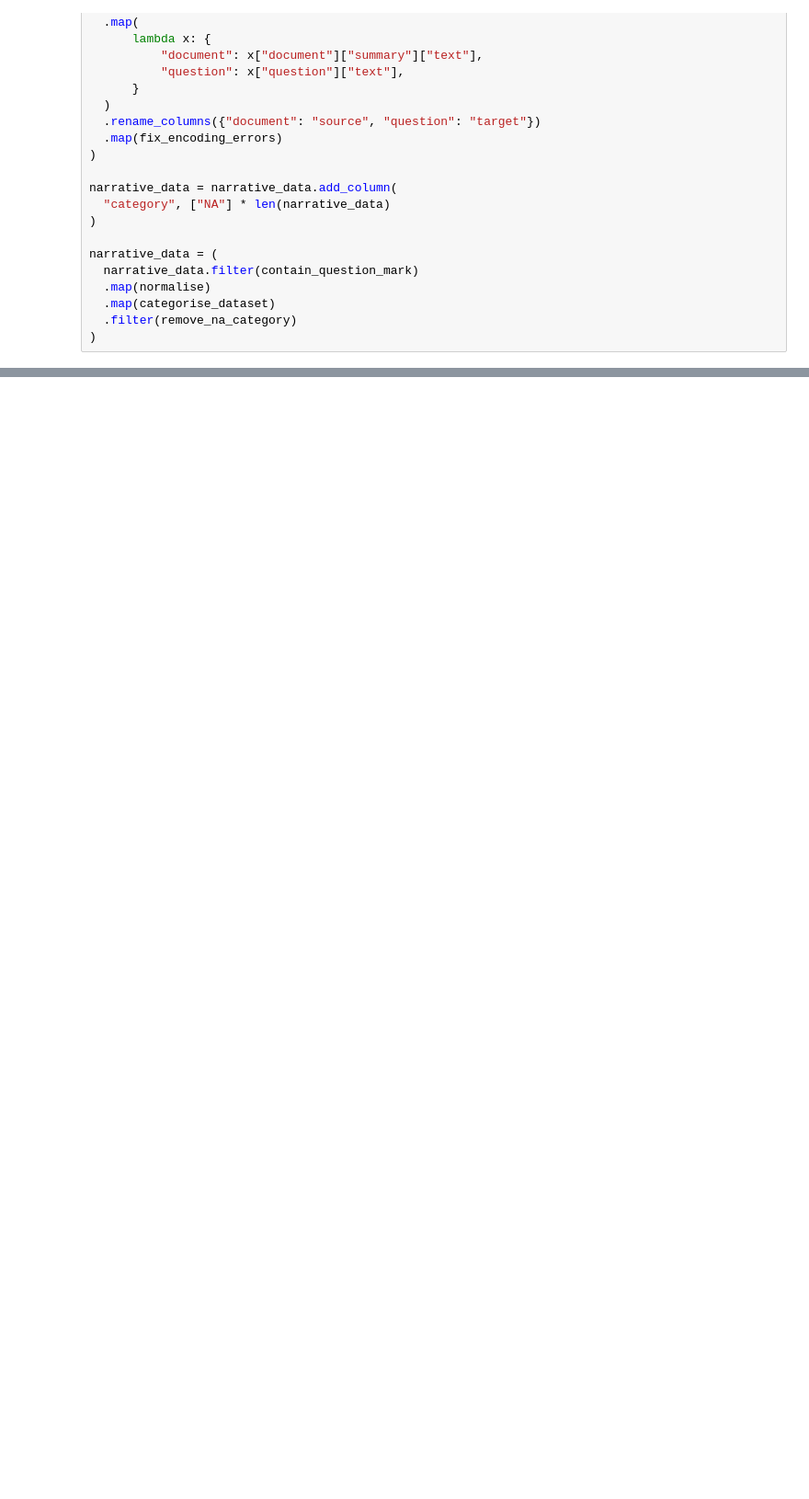
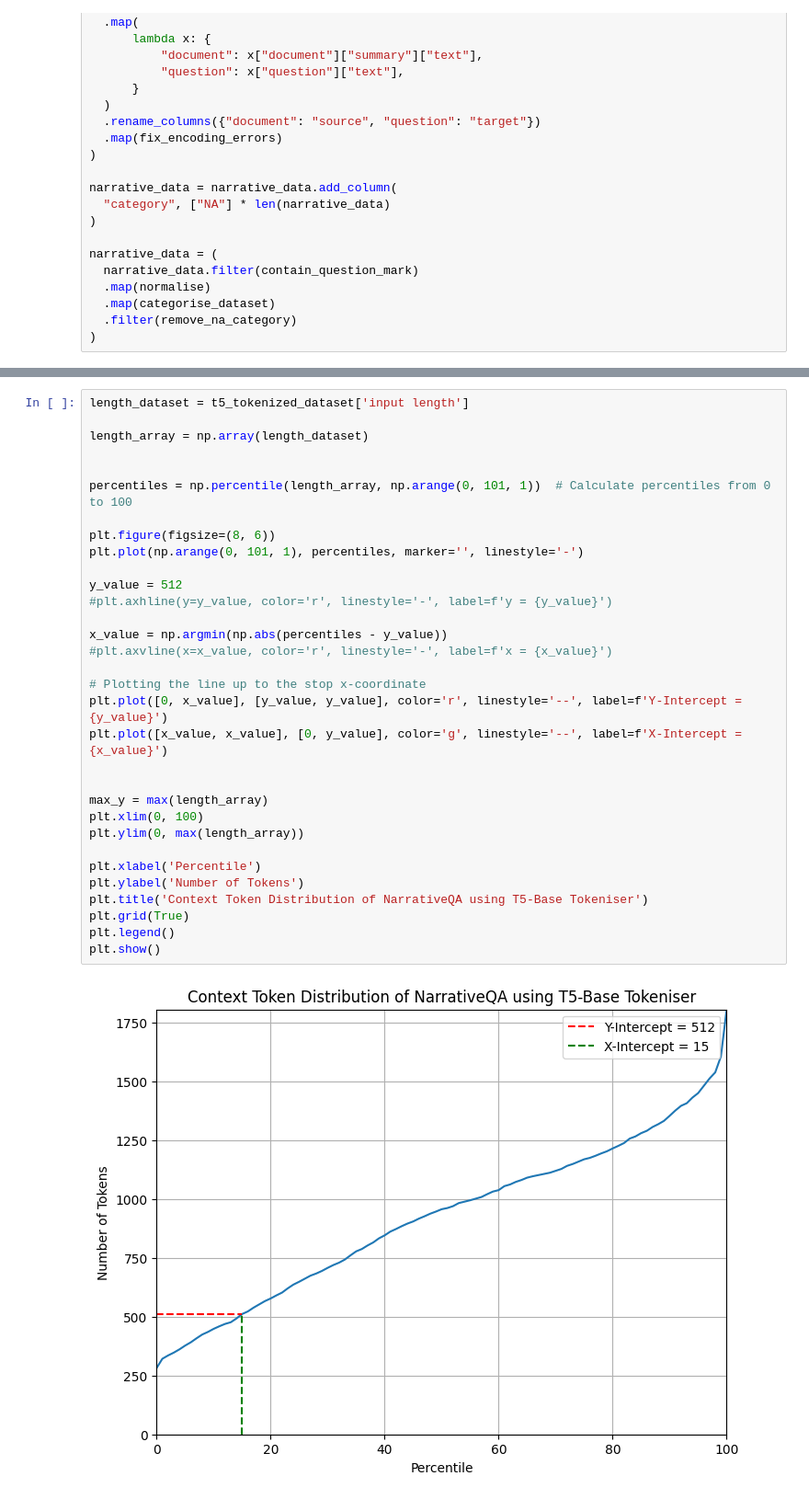
Before and after one commit to ram02z/alinet, a Jupyter notebook: experiments/dataset/narrativeqa_token_length_distribution_length.ipynb, the cells around one changed output, grey strips where cells are left out. Shown at 92% size. Saved outputs shown, nothing was run; the diff lists cells and outputs as text; blank space fills up the shorter version.

```diff
--- a/experiments/dataset/narrativeqa_token_length_distribution_length.ipynb
+++ b/experiments/dataset/narrativeqa_token_length_distribution_length.ipynb
@@ -206,0 +209,34 @@ plt.show()
+# %%
+length_dataset = t5_tokenized_dataset['input length']
+
+length_array = np.array(length_dataset)
+
+
+percentiles = np.percentile(length_array, np.arange(0, 101, 1))  # Calculate percentiles from 0 to 100
+
+plt.figure(figsize=(8, 6))
+plt.plot(np.arange(0, 101, 1), percentiles, marker='', linestyle='-')
+
+y_value = 512
+#plt.axhline(y=y_value, color='r', linestyle='-', label=f'y = {y_value}')
+
+x_value = np.argmin(np.abs(percentiles - y_value))
+#plt.axvline(x=x_value, color='r', linestyle='-', label=f'x = {x_value}')
+
+# Plotting the line up to the stop x-coordinate
+plt.plot([0, x_value], [y_value, y_value], color='r', linestyle='--', label=f'Y-Intercept = {y_value}')
+plt.plot([x_value, x_value], [0, y_value], color='g', linestyle='--', label=f'X-Intercept = {x_value}')
+
+
+max_y = max(length_array)
+plt.xlim(0, 100)
+plt.ylim(0, max(length_array))
+
+plt.xlabel('Percentile')
+plt.ylabel('Number of Tokens')
+plt.title('Context Token Distribution of NarrativeQA using T5-Base Tokeniser')
+plt.grid(True)
+plt.legend()
+plt.show()
+# %% [output]
+[figure, added]
```
Also changed, not shown: parts of 8 cells of this notebook.
